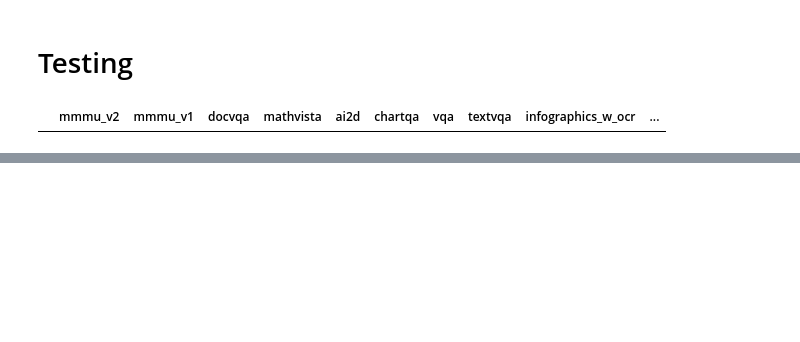
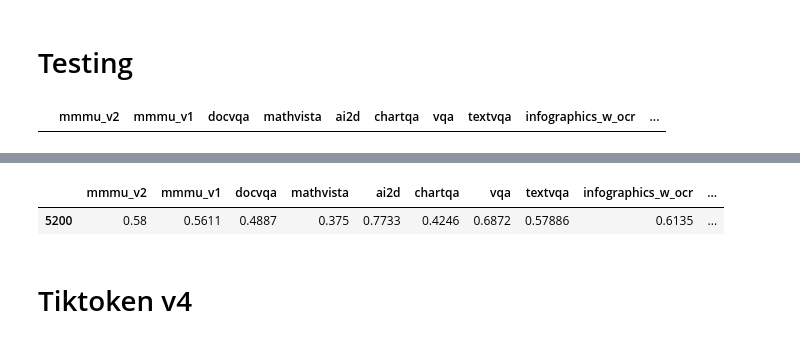
Before and after one commit to harrytranx/experiments, a Jupyter notebook: eval_mm10.ipynb, the cells around one changed output, grey strips where cells are left out. Drawn from its saved outputs; the diff is of its cells as text; code cells hidden in the pictures; blank space fills up the shorter version.

```diff
--- a/eval_mm10.ipynb
+++ b/eval_mm10.ipynb
@@ -255,7 +281,7 @@ eval jobs saved to: /fsx_0/checkpoints/mm10/MM10-Stage1-70B/MH21_70B_224px_norm_
 ev_test = eval_helper.EvalHelper(
     code_dir="/fsx_0/user/tranx/rsync",
     eval_sbatch="/fsx_0/user/tranx/rsync/llm_mm_aligner/experiments/aws/launch_eval_sbatch.sh",
-    eval_config_dir="/fsx_0/user/tranx/rsync/llm_mm_aligner/experiments/aws/mm10/stage1/eval_overwrite"
+    eval_config_dir="/fsx_0/user/tranx/rsync/llm_mm_aligner/experiments/aws/mm10/stage1/eval_overwrite_f587797729-watcher-2024-08-02"
 )
 
 OUTPUT_MAIN_32 = "/fsx_0/checkpoints/mm10/MM10-Stage1-70B/MH21_70B_224px"
@@ -266,10 +292,11 @@ ev_test.get_scores(OUTPUT_MAIN_32)
 # %%
 ev_test.run_eval_sweep(
     checkpoint_dir=OUTPUT_S1_norm,
-    benchmarks=["mmmu"],
+    # benchmarks=["mmmu"],
+    benchmarks=benchmark_non_mmmu,
     slurm_qos="midpri",
     # min_checkpoint=4300,
-    checkpoints=[100],
+    checkpoints=[5200],
     update_if_exists=True,
     print_cmd=True
 )
@@ -281,0 +321,7 @@ eval jobs saved to: /fsx_0/checkpoints/mm10/MM10-Stage1-70B/MH21_70B_224px_norm_
+# %%
+ev_test.get_scores(OUTPUT_S1_norm, checkpoints=[5200])
+# %% [output]
+|  | mmmu_v2 | mmmu_v1 | docvqa | mathvista | ai2d | chartqa | vqa | textvqa | infographics_w_ocr | ... |
+| 5200 | 0.58 | 0.5611 | 0.4887 | 0.375 | 0.7733 | 0.4246 | 0.6872 | 0.57886 | 0.6135 | ... |
+# %% [markdown]
+# Tiktoken v4
```
Also changed, not shown: parts of 15 cells of this notebook, 6 other files.
